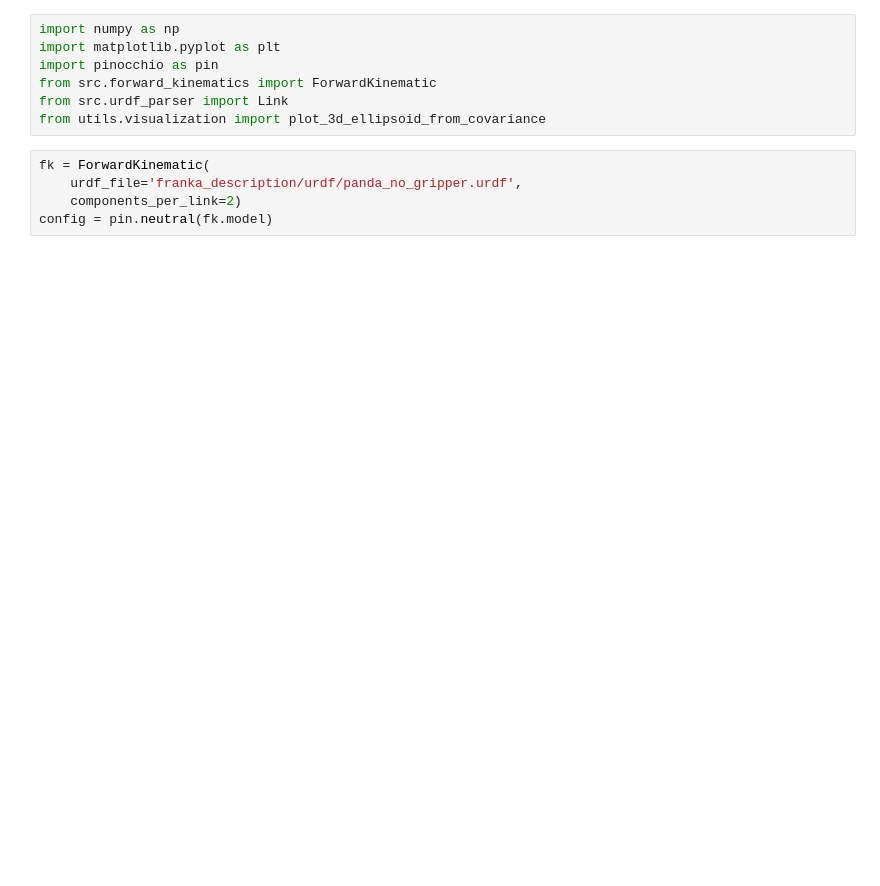
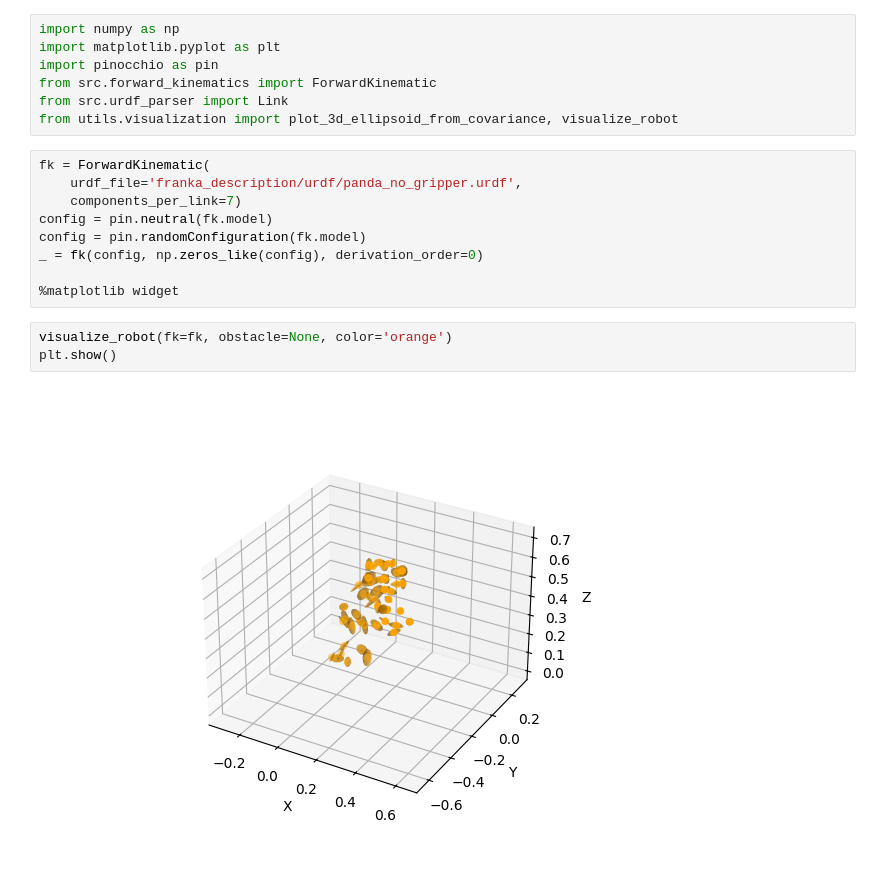
Before and after one commit to Bbosc/GDSOA, a Jupyter notebook: visualization.ipynb, the cells around one changed output. Cells and saved outputs as stored; diff of their text form; blank space fills up the shorter version.

```diff
--- a/visualization.ipynb
+++ b/visualization.ipynb
@@ -4,10 +4,19 @@ import matplotlib.pyplot as plt
 import pinocchio as pin
 from src.forward_kinematics import ForwardKinematic
 from src.urdf_parser import Link
-from utils.visualization import plot_3d_ellipsoid_from_covariance
+from utils.visualization import plot_3d_ellipsoid_from_covariance, visualize_robot
 # %%
 fk = ForwardKinematic(
     urdf_file='franka_description/urdf/panda_no_gripper.urdf',
-    components_per_link=2)
+    components_per_link=7)
 config = pin.neutral(fk.model)
+config = pin.randomConfiguration(fk.model)
+_ = fk(config, np.zeros_like(config), derivation_order=0)
+
+%matplotlib widget
+# %%
+visualize_robot(fk=fk, obstacle=None, color='orange')
+plt.show()
+# %% [output]
+[figure, added]
 # %%
```
Also changed, not shown: parts of 1 cell of this notebook, 2 other files.
